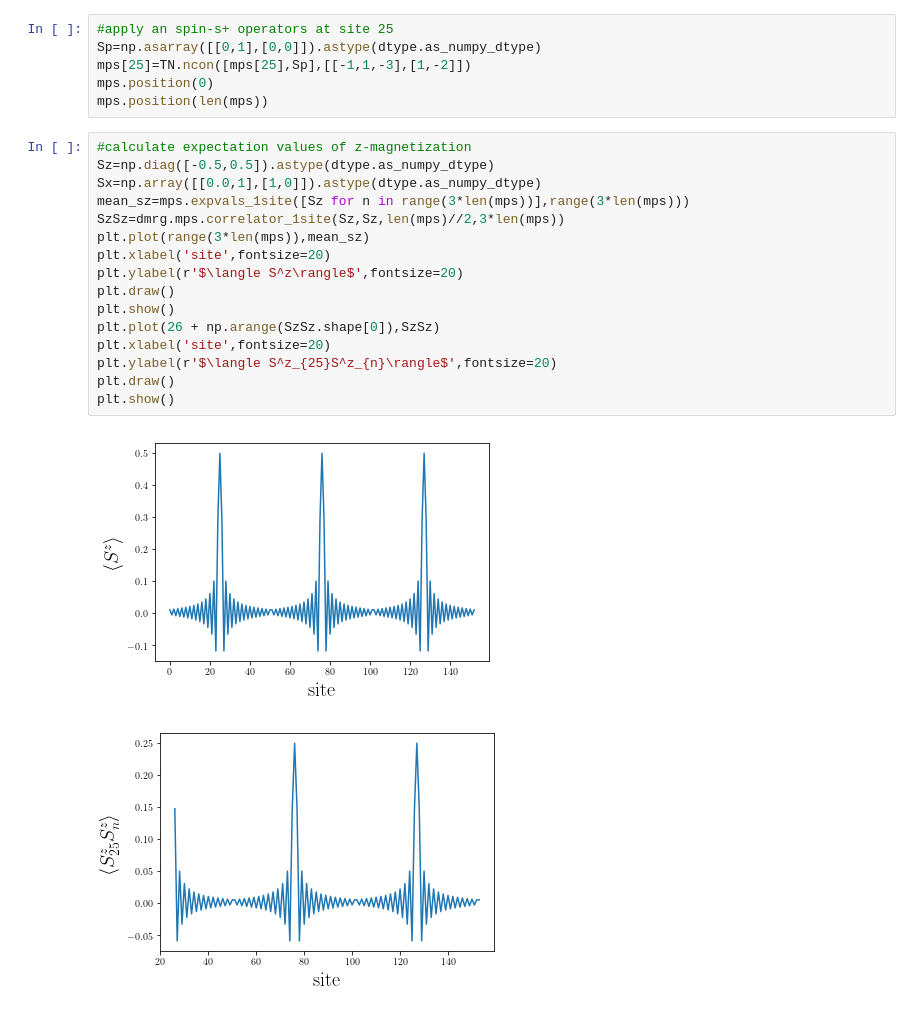
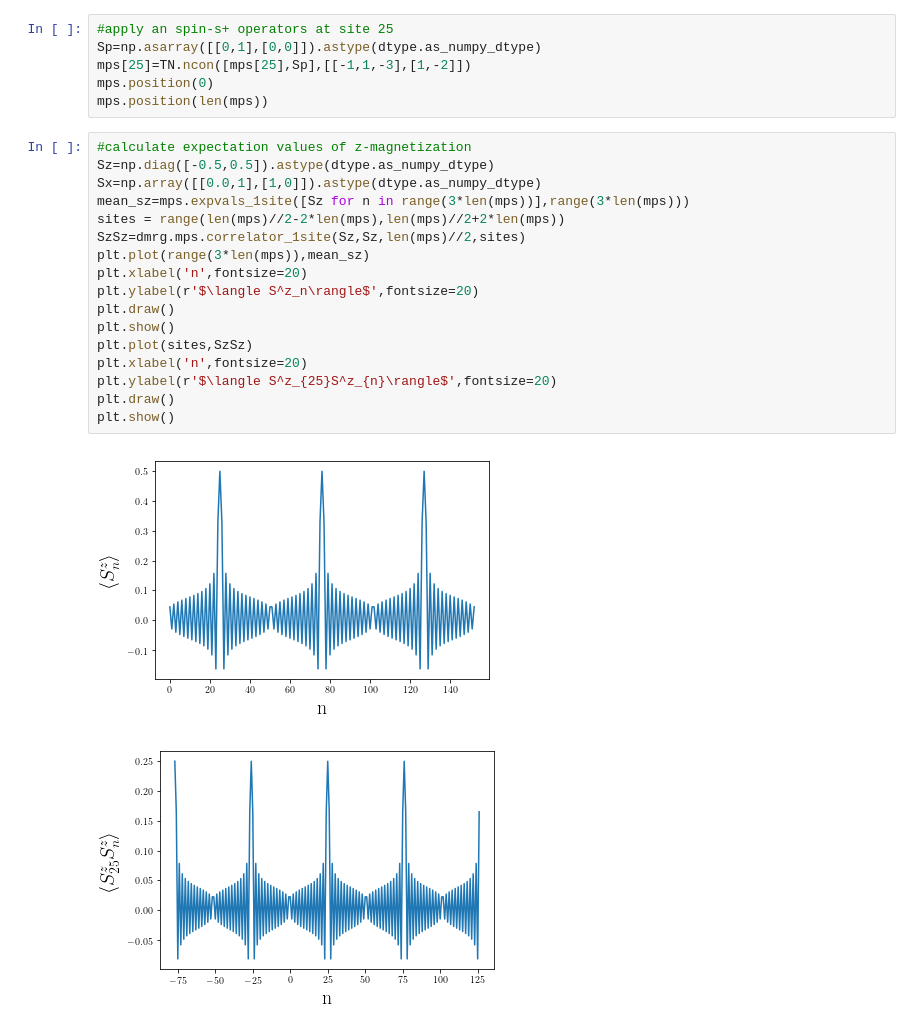
Before and after one commit to google/TensorNetwork, a Jupyter notebook: experiments/MPS/DMRG-experiments.ipynb, the cells around one changed output. Drawn from its saved outputs; the diff is of its cells as text.

```diff
--- a/experiments/MPS/DMRG-experiments.ipynb
+++ b/experiments/MPS/DMRG-experiments.ipynb
@@ -284,19 +292,20 @@ mps.position(len(mps))
 # %%
 #calculate expectation values of z-magnetization
 Sz=np.diag([-0.5,0.5]).astype(dtype.as_numpy_dtype)
 Sx=np.array([[0.0,1],[1,0]]).astype(dtype.as_numpy_dtype)
 mean_sz=mps.expvals_1site([Sz for n in range(3*len(mps))],range(3*len(mps)))
-SzSz=dmrg.mps.correlator_1site(Sz,Sz,len(mps)//2,3*len(mps))
+sites = range(len(mps)//2-2*len(mps),len(mps)//2+2*len(mps))
+SzSz=dmrg.mps.correlator_1site(Sz,Sz,len(mps)//2,sites)
 plt.plot(range(3*len(mps)),mean_sz)
-plt.xlabel('site',fontsize=20)
-plt.ylabel(r'$\langle S^z\rangle$',fontsize=20)
+plt.xlabel('n',fontsize=20)
+plt.ylabel(r'$\langle S^z_n\rangle$',fontsize=20)
 plt.draw()
 plt.show()
-plt.plot(26 + np.arange(SzSz.shape[0]),SzSz)
-plt.xlabel('site',fontsize=20)
+plt.plot(sites,SzSz)
+plt.xlabel('n',fontsize=20)
 plt.ylabel(r'$\langle S^z_{25}S^z_{n}\rangle$',fontsize=20)
 plt.draw()
 plt.show()
 # %% [output]
-[figure, old version]
+[figure, new version]
-[figure, old version]
+[figure, new version]
```
Also changed, not shown: parts of 13 cells of this notebook.
